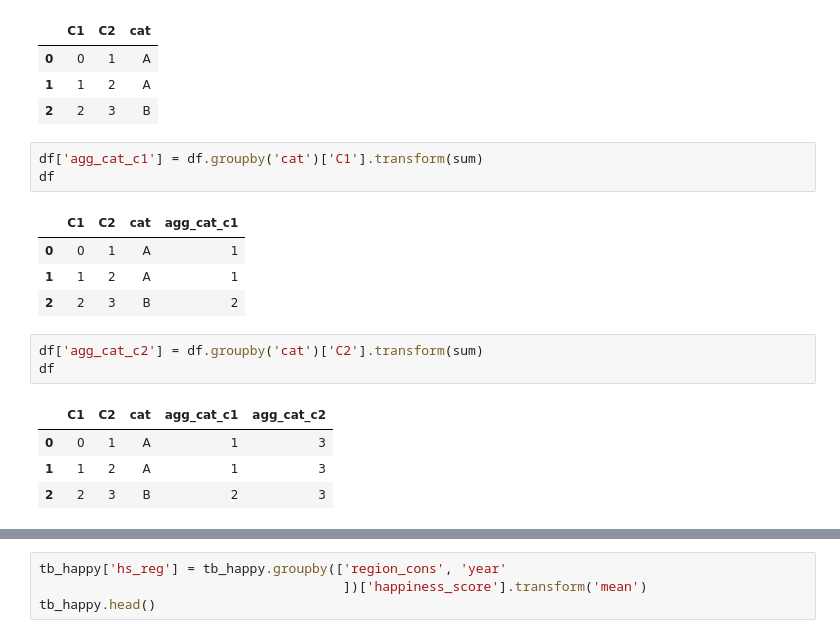
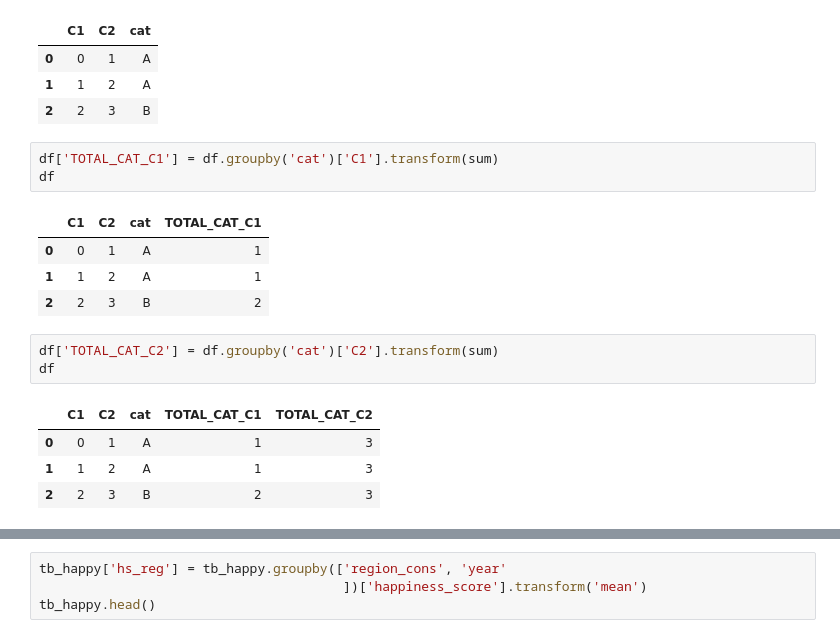
Before and after one commit to pedroteche-ih/64_PT_NOV202111, a Jupyter notebook: aulas/64 DA PT NOV-2021 Revisão Aulas 11 - 13.ipynb, the cells around one changed output, grey strips where cells are left out. Drawn from its saved outputs; the diff is of its cells as text.

```diff
--- a/aulas/64 DA PT NOV-2021 Revisão Aulas 11 - 13.ipynb
+++ b/aulas/64 DA PT NOV-2021 Revisão Aulas 11 - 13.ipynb
@@ -311,18 +317,18 @@ df
 | 1 | 1 | 2 | A |
 | 2 | 2 | 3 | B |
 # %%
-df['agg_cat_c1'] = df.groupby('cat')['C1'].transform(sum)
+df['TOTAL_CAT_C1'] = df.groupby('cat')['C1'].transform(sum)
 df
 # %% [output]
-|  | C1 | C2 | cat | agg_cat_c1 |
+|  | C1 | C2 | cat | TOTAL_CAT_C1 |
 | 0 | 0 | 1 | A | 1 |
 | 1 | 1 | 2 | A | 1 |
 | 2 | 2 | 3 | B | 2 |
 # %%
-df['agg_cat_c2'] = df.groupby('cat')['C2'].transform(sum)
+df['TOTAL_CAT_C2'] = df.groupby('cat')['C2'].transform(sum)
 df
 # %% [output]
-|  | C1 | C2 | cat | agg_cat_c1 | agg_cat_c2 |
+|  | C1 | C2 | cat | TOTAL_CAT_C1 | TOTAL_CAT_C2 |
 | 0 | 0 | 1 | A | 1 | 3 |
 | 1 | 1 | 2 | A | 1 | 3 |
 | 2 | 2 | 3 | B | 2 | 3 |
```
Also changed, not shown: parts of 19 cells of this notebook, 1 other file.
